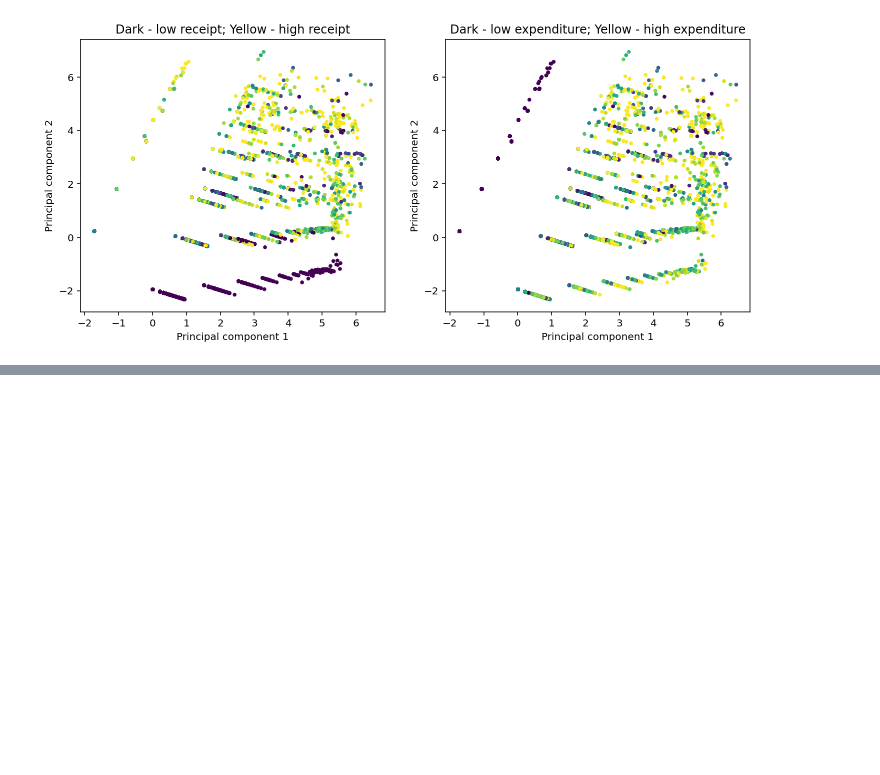
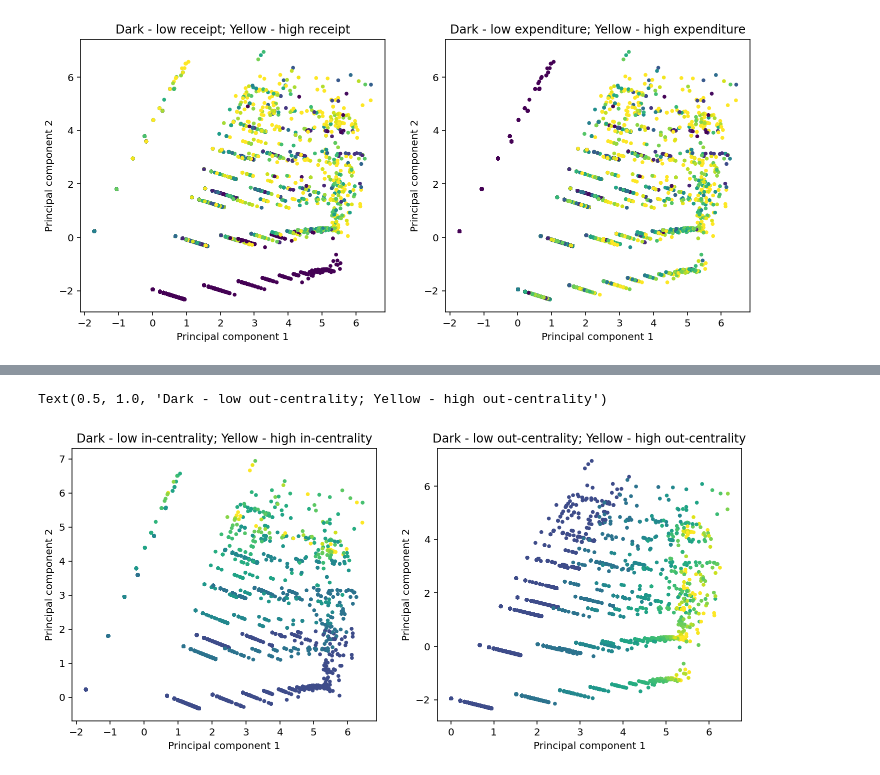
Before and after one commit to beng-starboard/filecoin-miner-network, a Jupyter notebook: notebooks/Token flow PCA analysis.ipynb, the cells around one changed output, grey strips where cells are left out. Cells and saved outputs as stored; diff of their text form; code cells hidden in the pictures; blank space fills up the shorter version.

```diff
--- a/notebooks/Token flow PCA analysis.ipynb
+++ b/notebooks/Token flow PCA analysis.ipynb
@@ -78,0 +108,16 @@ The actors at the bottom right corner are low net receivers of token, with very
+# %%
+fig, (ax1,ax2) = plt.subplots(1,2,figsize=(12,5))
+ax1.scatter(data_pc[:,0], data_pc[:,1], c=np.log10(dataframe.in_centrality), vmin=-5, vmax=-3, cmap='viridis', s=8)
+# ax1.set_xscale('log')
+ax1.set_xlabel('Principal component 1')
+ax1.set_ylabel('Principal component 2')
+
+ax2.scatter(data_pc[:,0], data_pc[:,1], c=np.log10(dataframe.out_centrality), vmin=-5, vmax=-3, cmap='viridis', s=8)
+# ax2.set_xscale('log')
+ax2.set_xlabel('Principal component 1')
+ax2.set_ylabel('Principal component 2')
+ax1.set_title('Dark - low in-centrality; Yellow - high in-centrality')
+ax2.set_title('Dark - low out-centrality; Yellow - high out-centrality')
+# %% [output]
+Text(0.5, 1.0, 'Dark - low out-centrality; Yellow - high out-centrality')
+[figure, added]
```
Also changed, not shown: parts of 4 cells of this notebook.
